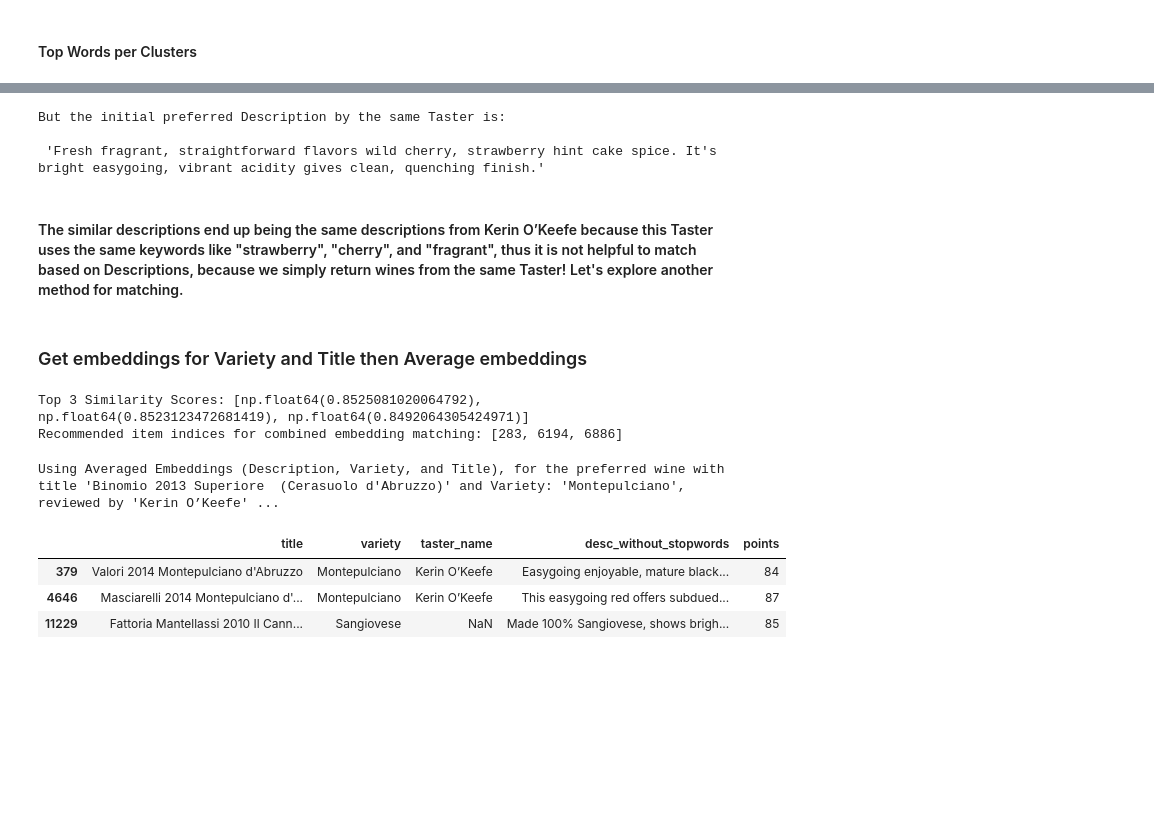
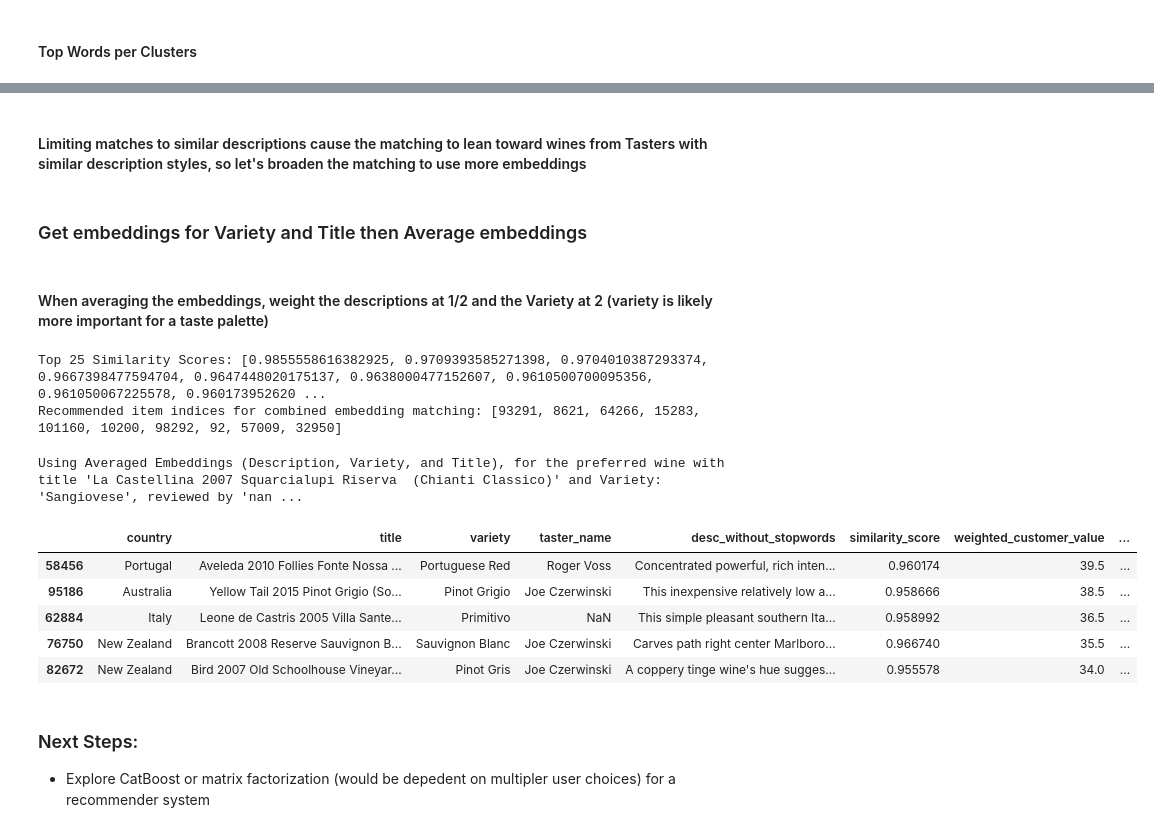
Before and after one commit to mwheeler235/wine-recommender, a Jupyter notebook: wine_reviews_sbert.ipynb, the cells around one changed output, grey strips where cells are left out. Saved outputs shown, nothing was run; the diff lists cells and outputs as text; code cells hidden in the pictures; blank space fills up the shorter version.

```diff
--- a/wine_reviews_sbert.ipynb
+++ b/wine_reviews_sbert.ipynb
@@ -340,6 +425,9 @@ Index(['index', 'country', 'description', 'designation', 'points', 'price',
 # %%
 # remove trailing spaces from title column
 df_filtered['title'] = df_filtered['title'].str.strip()
+# %%
+# remove special characters
+df_filtered['variety'] = df_filtered['variety'].astype(str).apply(lambda x: re.sub(r'[^a-zA-Z0-9\s]', '', x))
 # %%
 varieties = df_filtered['variety'].unique()
 print(sorted(varieties))
@@ -375,6 +447,4 @@ df_user0_prefs[['index','title','desc_without_stopwords']].head()
 # %%
-from sklearn.metrics.pairwise import cosine_similarity
-
 def recommend_items(item_embeddings, query_embedding, top_n):
     """
     Recommends top_n items based on cosine similarity between item embeddings and a query embedding.
@@ -390,15 +460,17 @@ def recommend_items(item_embeddings, query_embedding, top_n):
     similarities = cosine_similarity(query_embedding.reshape(1, -1), item_embeddings)[0]
 
     similarities_sort = sorted(similarities, reverse=True)
-    print(f"Top {top_n} Similarity Scores: {similarities_sort[:top_n]}")
+    top_similarity_scores = similarities_sort[:top_n]
 
     top_indices = np.argsort(similarities)[::-1][:top_n]
-    return top_indices.tolist()
+    top_similarity_scores_list = [float(x) for x in top_similarity_scores]
+    print(f"Top {top_n} Similarity Scores: {top_similarity_scores_list}")
+    return top_indices.tolist(), top_similarity_scores_list
 
 df_filtered_less_pref = df_filtered.drop(index=user0_fav_index[0])
 item_embeddings = np.array(df_filtered_less_pref['embedding'].to_list())
 query_embedding = np.array(df_user0_prefs['embedding'].to_list())
 
-top_recommendations = recommend_items(item_embeddings, query_embedding, top_n=3)
+top_recommendations, top_similarity_scores_list = recommend_items(item_embeddings, query_embedding, top_n=10)
 print(f"Recommended item indices: {top_recommendations}")
 # %% [output]
@@ -419,11 +500,5 @@ For the preferred wine with title 'Binomio 2013 Superiore  (Cerasuolo d'Abruzzo)
-# %%
-print(f"But the initial preferred Description by the same Taster is: \n\n '{str(df_user0_prefs.loc[0, 'desc_without_stopwords'])}'")
-# %% [output]
-But the initial preferred Description by the same Taster is:
-
- 'Fresh fragrant, straightforward flavors wild cherry, strawberry hint cake spice. It's bright easygoing, vibrant acidity gives clean, quenching finish.'
 # %% [markdown]
-#### The similar descriptions end up being the same descriptions from Kerin O’Keefe because this Taster uses the same keywords like "strawberry", "cherry", and "fragrant", thus it is not helpful to match based on Descriptions, because we simply return wines from the same Taster! Let's explore another method for matching.
+#### Limiting matches to similar descriptions cause the matching to lean toward wines from Tasters with similar description styles, so let's broaden the matching to use more embeddings
 # %% [markdown]
 ### Get embeddings for Variety and Title then Average embeddings
 # %%
@@ -436,5 +511,7 @@ corpus_variety_embeddings = model.encode(corpus_variety)
 corpus_title_embeddings = model.encode(corpus_title)
+# %% [markdown]
+#### When averaging the embeddings, weight the descriptions at 1/2 and the Variety at 2 (variety is likely more important for a taste palette)
 # %%
-# Combine embeddings (e.g., by averaging)
-combined_embeddings = (corpus_embeddings + corpus_variety_embeddings + corpus_title_embeddings) / 3
+# Combine embeddings (e.g., by weighted averaging)
+combined_embeddings = ((1/2)*corpus_embeddings + 2*corpus_variety_embeddings + corpus_title_embeddings) / 3
 # %%
@@ -446,20 +524,30 @@ df_user0_prefs = df_filtered2.iloc[user0_fav_index].reset_index()
 item_embeddings2 = np.array(df_filtered_less_pref['combined_embedding'].to_list())
 query_embedding2 = np.array(df_user0_prefs['combined_embedding'].to_list())
 
-top_recommendations2 = recommend_items(item_embeddings2, query_embedding2, top_n=3)
+top_recommendations2, top_similarity_scores_list = recommend_items(item_embeddings2, query_embedding2, top_n=25)
 print(f"Recommended item indices for combined embedding matching: {top_recommendations}")
 # %% [output]
-Top 3 Similarity Scores: [np.float64(0.8525081020064792), np.float64(0.8523123472681419), np.float64(0.8492064305424971)]
-Recommended item indices for combined embedding matching: [283, 6194, 6886]
+Top 25 Similarity Scores: [0.9855558616382925, 0.9709393585271398, 0.9704010387293374, 0.9667398477594704, 0.9647448020175137, 0.9638000477152607, 0.9610500700095356, 0.961050067225578, 0.960173952620 ...
+Recommended item indices for combined embedding matching: [93291, 8621, 64266, 15283, 101160, 10200, 98292, 92, 57009, 32950]
 # %%
 df_user0_reccs2 = df_filtered2.iloc[top_recommendations2]
+df_user0_reccs2['similarity_score'] = top_similarity_scores_list
 
-print(f"Using Averaged Embeddings (Description, Variety, and Title), for the preferred wine with title '{str(df_user0_prefs.loc[0, 'title'])}' and Variety: '{str(df_user0_prefs.loc[0, 'variety'])}', reviewed by '{str(df_user0_prefs.loc[0, 'taster_name'])}' are:")
+print(f"Using Averaged Embeddings (Description, Variety, and Title), for the preferred wine with title '{str(df_user0_prefs.loc[0, 'title'])}' and Variety: '{str(df_user0_prefs.loc[0, 'variety'])}', reviewed by '{str(df_user0_prefs.loc[0, 'taster_name'])}' are (sorted by descending Points and acending Price):")
 
-df_user0_reccs2[['title','variety','taster_name','desc_without_stopwords','points']].head()
+# Sort results by weighting between points and price to reccomend best options
+weight_points = .5
+weight_price = .5
+df_user0_reccs2['weighted_customer_value'] = (df_user0_reccs2['points'] * weight_points) + -1*(df_user0_reccs2['price'] * weight_price)
+
+df_sorted = df_user0_reccs2.sort_values(by=['weighted_customer_value'], ascending=[False])
+
+df_sorted[['country','title','variety','taster_name','desc_without_stopwords','similarity_score','weighted_customer_value','points','price']].head(5)
 # %% [output]
-Using Averaged Embeddings (Description, Variety, and Title), for the preferred wine with title 'Binomio 2013 Superiore  (Cerasuolo d'Abruzzo)' and Variety: 'Montepulciano', reviewed by 'Kerin O’Keefe' ...
+Using Averaged Embeddings (Description, Variety, and Title), for the preferred wine with title 'La Castellina 2007 Squarcialupi Riserva  (Chianti Classico)' and Variety: 'Sangiovese', reviewed by 'nan ...
-|  | title | variety | taster_name | desc_without_stopwords | points |
-| 379 | Valori 2014 Montepulciano d'Abruzzo | Montepulciano | Kerin O’Keefe | Easygoing enjoyable, mature black... | 84 |
-| 4646 | Masciarelli 2014 Montepulciano d'... | Montepulciano | Kerin O’Keefe | This easygoing red offers subdued... | 87 |
-| 11229 | Fattoria Mantellassi 2010 Il Cann... | Sangiovese | NaN | Made 100% Sangiovese, shows brigh... | 85 |
+|  | country | title | variety | taster_name | desc_without_stopwords | similarity_score | weighted_customer_value | ... |
+| 58456 | Portugal | Aveleda 2010 Follies Fonte Nossa ... | Portuguese Red | Roger Voss | Concentrated powerful, rich inten... | 0.960174 | 39.5 | ... |
+| 95186 | Australia | Yellow Tail 2015 Pinot Grigio (So... | Pinot Grigio | Joe Czerwinski | This inexpensive relatively low a... | 0.958666 | 38.5 | ... |
+| 62884 | Italy | Leone de Castris 2005 Villa Sante... | Primitivo | NaN | This simple pleasant southern Ita... | 0.958992 | 36.5 | ... |
+| 76750 | New Zealand | Brancott 2008 Reserve Sauvignon B... | Sauvignon Blanc | Joe Czerwinski | Carves path right center Marlboro... | 0.966740 | 35.5 | ... |
+| 82672 | New Zealand | Bird 2007 Old Schoolhouse Vineyar... | Pinot Gris | Joe Czerwinski | A coppery tinge wine's hue sugges... | 0.955578 | 34.0 | ... |
@@ -468,0 +554,3 @@ Using Averaged Embeddings (Description, Variety, and Title), for the preferred w
+# %% [markdown]
+### Next Steps:
+* Explore CatBoost or matrix factorization (would be depedent on multipler user choices) for a recommender system
```
Also changed, not shown: parts of 36 cells of this notebook, 2 other files.
